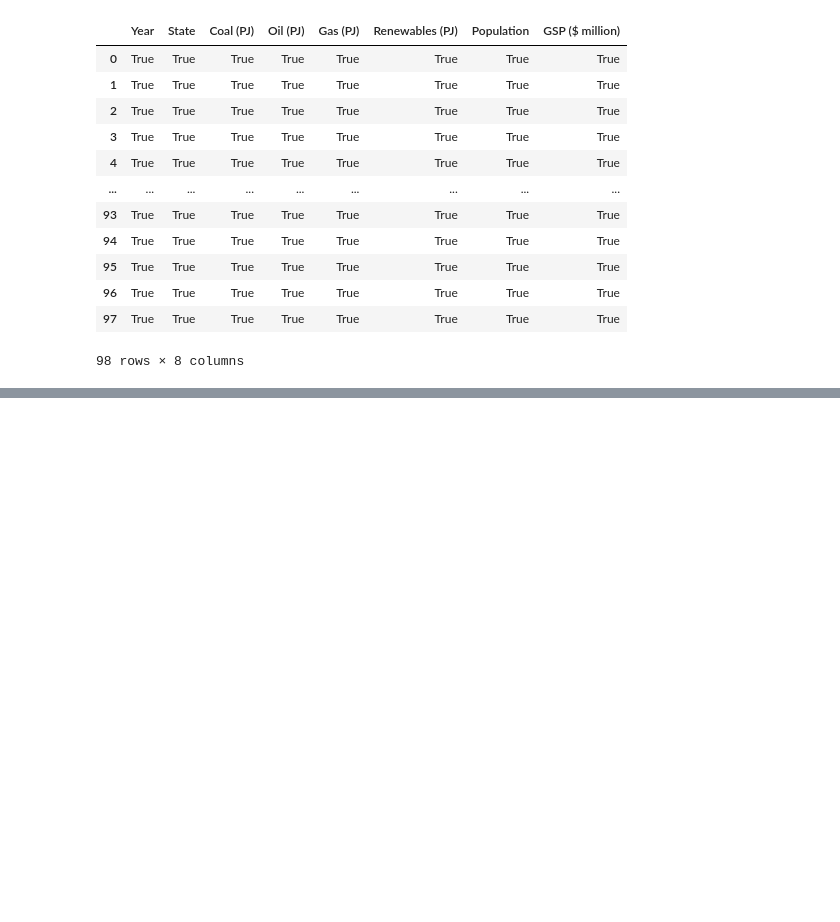
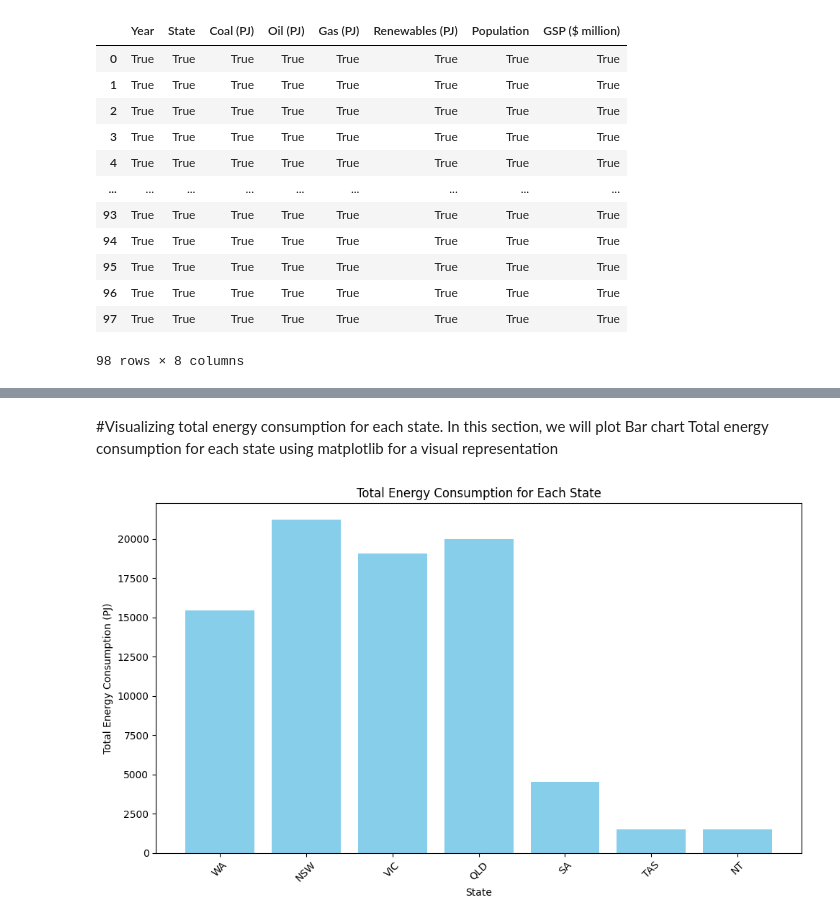
Before and after one commit to DurantZhou/ISYS5002-2024-S1-A2, a Jupyter notebook: Business_Report_Group_2_.ipynb, the cells around one changed output, grey strips where cells are left out. Cells and saved outputs as stored; diff of their text form; code cells hidden in the pictures; blank space fills up the shorter version.

```diff
--- a/Business_Report_Group_2_.ipynb
+++ b/Business_Report_Group_2_.ipynb
@@ -273,0 +336,17 @@ There is no missing values were found Australian Energy Dataframe
+# %%
+import pandas as pd
+df= AUS_energy_df
+# Create a list of all states
+states = ['WA', 'NSW', 'VIC', 'QLD', 'SA', 'TAS', 'NT']
+# Create a dictionnary to store energy consumption for each states
+total_energy_consumption_by_state = {}
+# Use for function to iterate states to calculate total energy consumption
+for state in states:
+  state_data = df[df['State'] == state]
+  total_energy_consumption = state_data[['Coal (PJ)', 'Oil (PJ)', 'Gas (PJ)', 'Renewables (PJ)']].sum().sum()
+  total_energy_consumption = round(total_energy_consumption, 3)
+  total_energy_consumption_by_state[state]= total_energy_consumption
+print("Total energy consumption for each state:")
+for state, total_energy_consumption in total_energy_consumption_by_state.items():
+    print(f"{state}: {total_energy_consumption}")
+# Reference: https://www.w3schools.com/python/python_for_loops.asp
@@ -273,0 +372,25 @@ There is no missing values were found Australian Energy Dataframe
+# %% [markdown]
+#Visualizing total energy consumption for each state.
+In this section, we will plot Bar chart Total energy consumption for each state using matplotlib for a visual representation
+# %%
+import matplotlib.pyplot as plt
+
+# Extract state and the corresponding energy consumption
+states = list(total_energy_consumption_by_state.keys())
+total_consumption = list(total_energy_consumption_by_state.values())
+
+# Create bar chart
+plt.figure(figsize=(10, 6))
+plt.bar(states, total_consumption, color='skyblue')
+
+# Add head and tags
+plt.title('Total Energy Consumption for Each State')
+plt.xlabel('State')
+plt.ylabel('Total Energy Consumption (PJ)')
+
+# Display bar chart
+plt.xticks(rotation=45)  # rotate x axis tags
+plt.tight_layout()  # adjust layout automatically to avoid overlapping
+plt.show()
+# %% [output]
+[figure, added]
```
Also changed, not shown: parts of 24 cells of this notebook.
